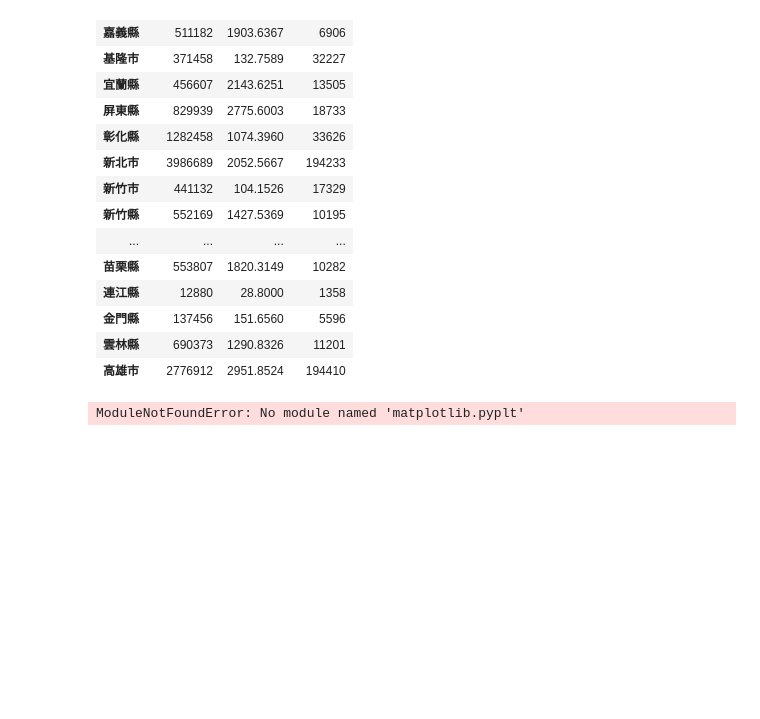
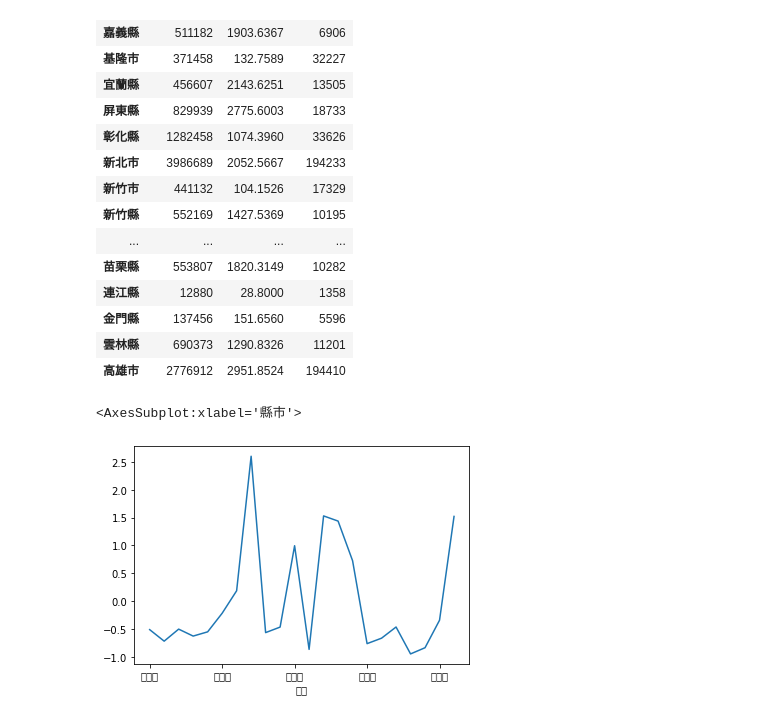
Before and after one commit to roberthsu2003/PythonForDataAnalysis, a Jupyter notebook: 上課內容13/lesson17/lesson17_3.ipynb, the cells around one changed output. Cells and saved outputs as stored; diff of their text form; code cells hidden in the pictures; blank space fills up the shorter version.

```diff
--- a/上課內容13/lesson17/lesson17_3.ipynb
+++ b/上課內容13/lesson17/lesson17_3.ipynb
@@ -170,9 +170,13 @@ result7
 | 雲林縣 | 690373 | 1290.8326 | 11201 |
 | 高雄市 | 2776912 | 2951.8524 | 194410 |
 # %%
-import matplotlib.pyplt as plt
+import matplotlib.pyplot as plt
 figure = plt.figure()
-axes=figure.addsubplot(1,1,1)
-result7['年底人口數'].plot()
+axes=figure.add_subplot(1,1,1)
+mean=result7['年底人口數'].mean()
+std = result7['年底人口數'].std()
+normalize = (result7['年底人口數'] - mean) / std
+normalize.plot(ax=axes)
 # %% [output]
-ModuleNotFoundError: No module named 'matplotlib.pyplt'
+<AxesSubplot:xlabel='縣市'>
+[figure, added]
```
Also changed, not shown: parts of 2 cells of this notebook.
